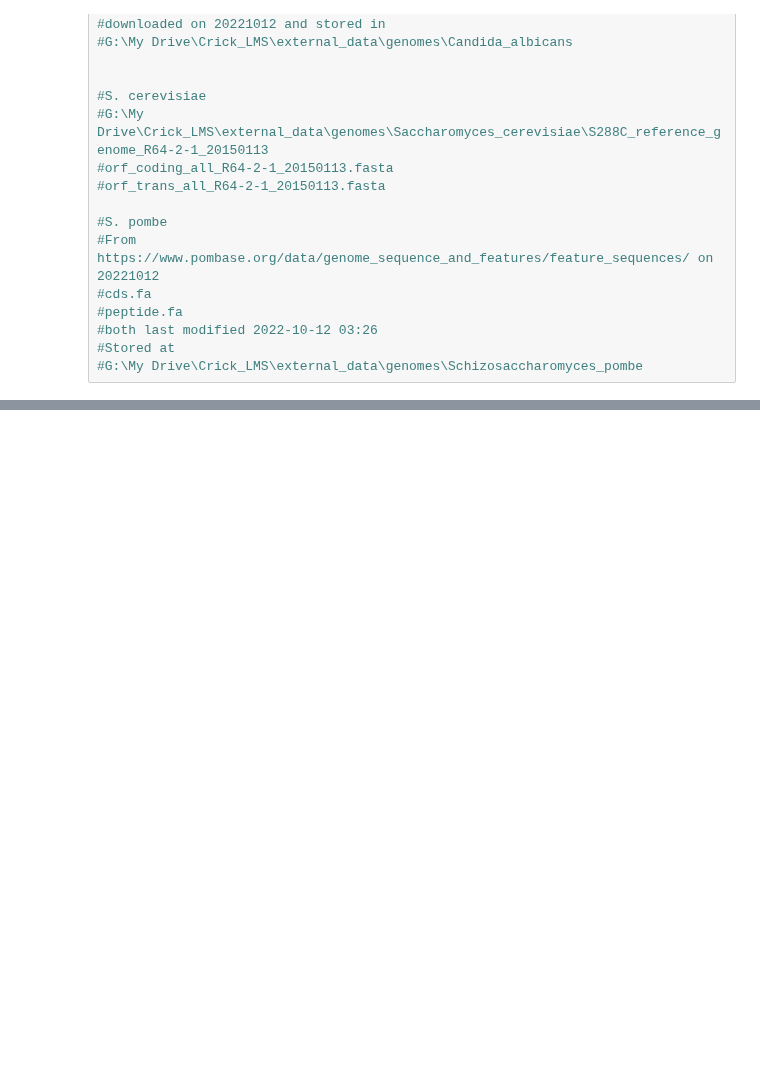
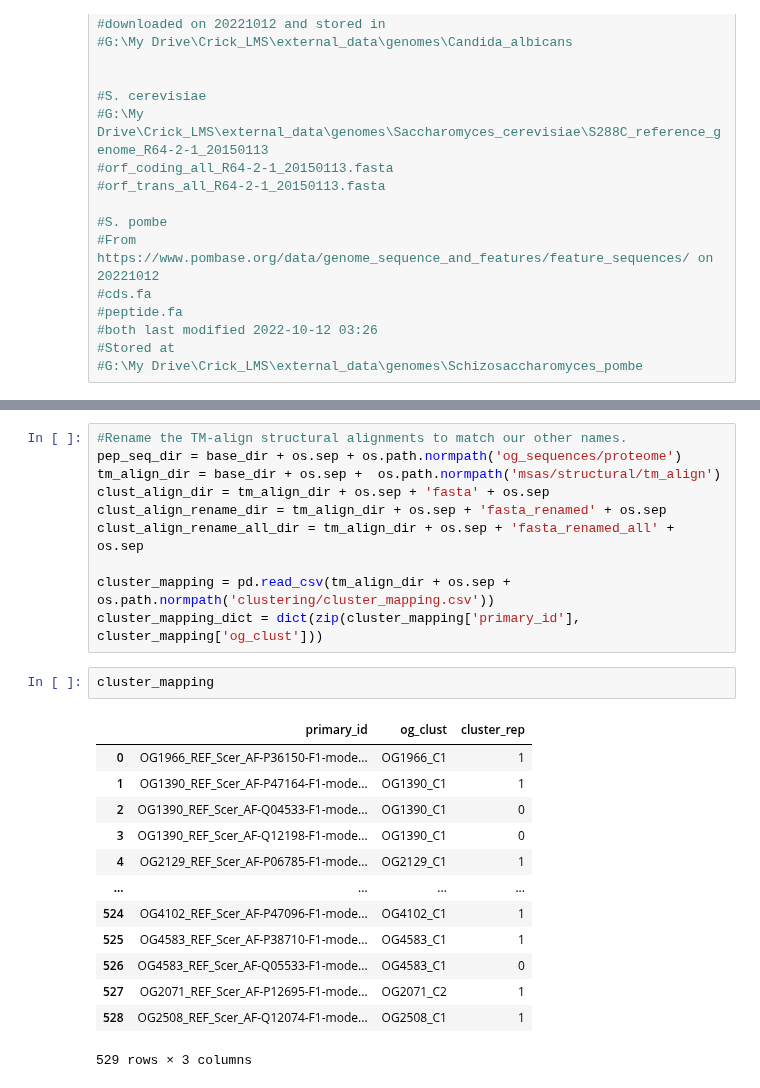
Before and after one commit to heineike02/diverse_yeast, a Jupyter notebook: 20221012_assemble_peptide_cds_fastas.ipynb, the cells around one changed output, grey strips where cells are left out. Cells and saved outputs as stored; diff of their text form; blank space fills up the shorter version.

```diff
--- a/20221012_assemble_peptide_cds_fastas.ipynb
+++ b/20221012_assemble_peptide_cds_fastas.ipynb
@@ -392,0 +456,26 @@ for protein_file in os.listdir(seq_dir + os.sep + 'proteome' ):
+# %%
+#Rename the TM-align structural alignments to match our other names.
+pep_seq_dir = base_dir + os.sep + os.path.normpath('og_sequences/proteome')
+tm_align_dir = base_dir + os.sep +  os.path.normpath('msas/structural/tm_align')
+clust_align_dir = tm_align_dir + os.sep + 'fasta' + os.sep
+clust_align_rename_dir = tm_align_dir + os.sep + 'fasta_renamed' + os.sep
+clust_align_rename_all_dir = tm_align_dir + os.sep + 'fasta_renamed_all' + os.sep
+
+cluster_mapping = pd.read_csv(tm_align_dir + os.sep + os.path.normpath('clustering/cluster_mapping.csv'))
+cluster_mapping_dict = dict(zip(cluster_mapping['primary_id'], cluster_mapping['og_clust']))
+# %%
+cluster_mapping
+# %% [output]
+|  | primary_id | og_clust | cluster_rep |
+| 0 | OG1966_REF_Scer_AF-P36150-F1-mode... | OG1966_C1 | 1 |
+| 1 | OG1390_REF_Scer_AF-P47164-F1-mode... | OG1390_C1 | 1 |
+| 2 | OG1390_REF_Scer_AF-Q04533-F1-mode... | OG1390_C1 | 0 |
+| 3 | OG1390_REF_Scer_AF-Q12198-F1-mode... | OG1390_C1 | 0 |
+| 4 | OG2129_REF_Scer_AF-P06785-F1-mode... | OG2129_C1 | 1 |
+| ... | ... | ... | ... |
+| 524 | OG4102_REF_Scer_AF-P47096-F1-mode... | OG4102_C1 | 1 |
+| 525 | OG4583_REF_Scer_AF-P38710-F1-mode... | OG4583_C1 | 1 |
+| 526 | OG4583_REF_Scer_AF-Q05533-F1-mode... | OG4583_C1 | 0 |
+| 527 | OG2071_REF_Scer_AF-P12695-F1-mode... | OG2071_C2 | 1 |
+| 528 | OG2508_REF_Scer_AF-Q12074-F1-mode... | OG2508_C1 | 1 |
+529 rows × 3 columns
```
Also changed, not shown: parts of 19 cells of this notebook, 15 other files.
